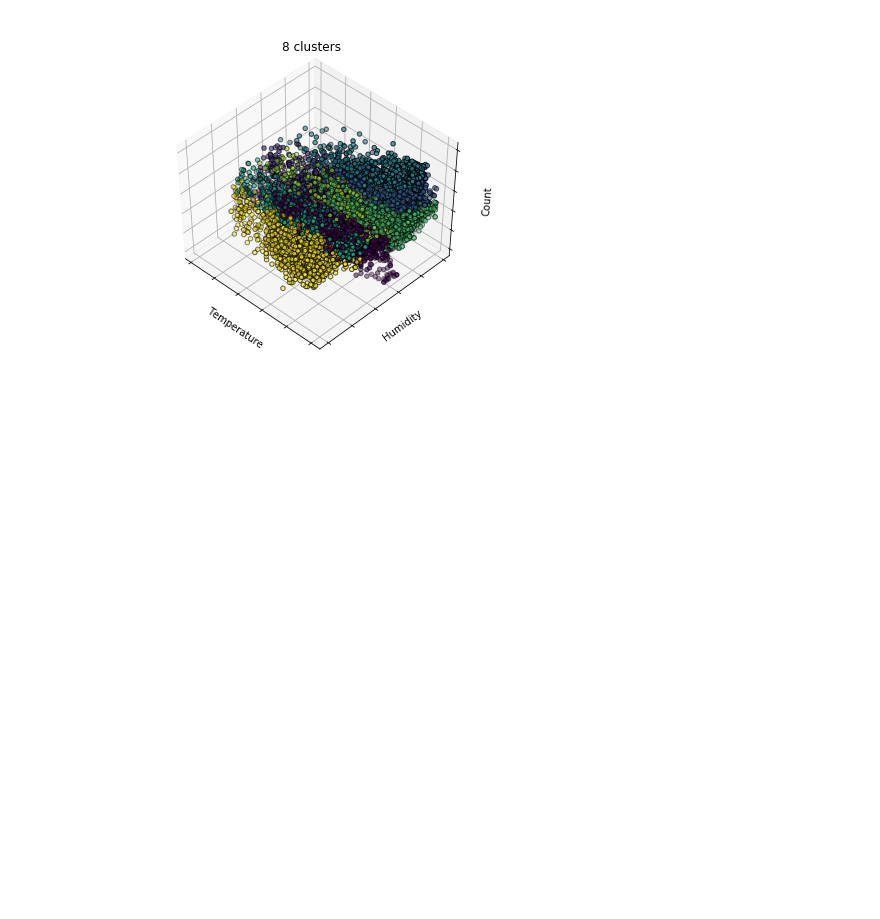
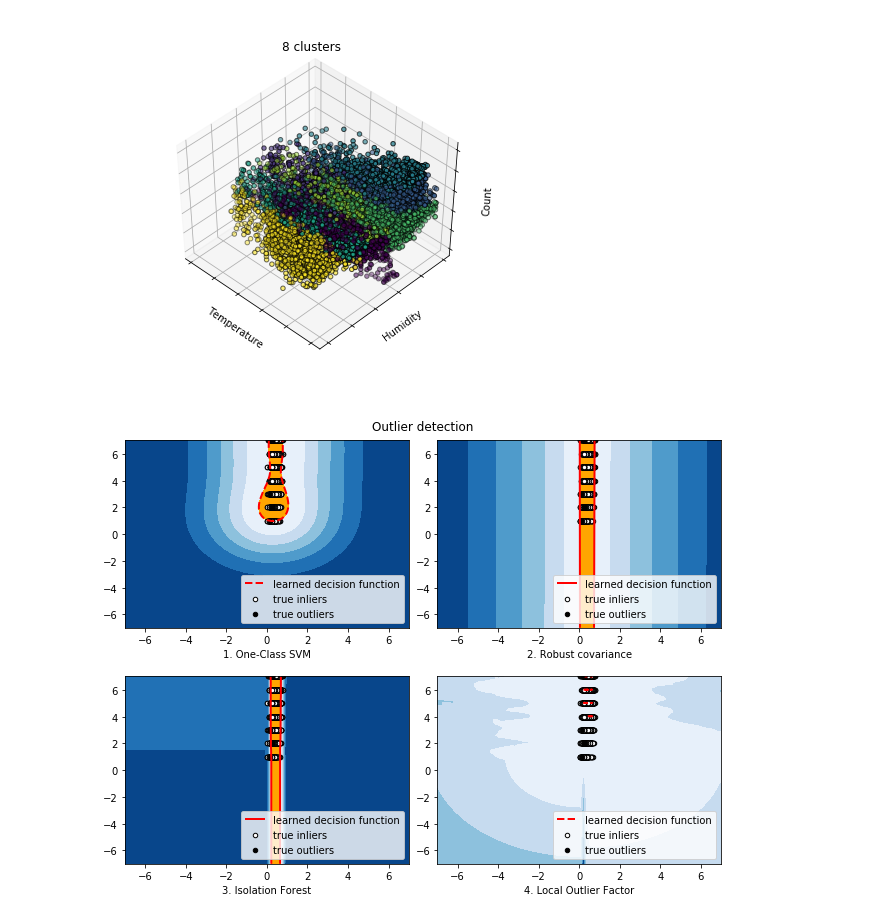
Before and after one commit to MingyuhuiLiu/MingyuhuiLiu.github.io, a Jupyter notebook: Assignments/Assignment 3_Result.ipynb, the cells around one changed output. Saved outputs shown, nothing was run; the diff lists cells and outputs as text; code cells hidden in the pictures; blank space fills up the shorter version.

```diff
--- a/Assignments/Assignment 3_Result.ipynb
+++ b/Assignments/Assignment 3_Result.ipynb
@@ -316,3 +319,96 @@ for name, est in estimators:
 plt.show()
 # %% [output]
 [figure]
+# %%
+# Task 5: Covariance Estimation
+
+""" However, I found this is not suitable for my dataset, so please kindly refer to the next cell, where I tested the IsolationForest.
+
+"""
+
+import numpy as np
+from scipy import stats
+import matplotlib.pyplot as plt
+import matplotlib.font_manager
+
+from sklearn import svm
+from sklearn.covariance import EllipticEnvelope
+from sklearn.ensemble import IsolationForest
+from sklearn.neighbors import LocalOutlierFactor
+
+rng = np.random.RandomState(42)
+
+# Example settings
+n_samples = 200
+outliers_fraction = 0.25
+clusters_separation = [0, 1, 2]
+
+# define two outlier detection tools to be compared
+classifiers = {
+    "One-Class SVM": svm.OneClassSVM(nu=0.95 * outliers_fraction + 0.05,
+                                     kernel="rbf", gamma=0.1),
+    "Robust covariance": EllipticEnvelope(contamination=outliers_fraction),
+    "Isolation Forest": IsolationForest(max_samples=n_samples,
+                                        contamination=outliers_fraction,
+                                        random_state=rng),
+    "Local Outlier Factor": LocalOutlierFactor(
+        n_neighbors=35,
+        contamination=outliers_fraction)}
+
+# Compare given classifiers under given settings
+xx, yy = np.meshgrid(np.linspace(-7, 7, 100), np.linspace(-7, 7, 100))
+n_inliers = int((1. - outliers_fraction) * n_samples)
+n_outliers = int(outliers_fraction * n_samples)
+ground_truth = np.ones(n_samples, dtype=int)
+ground_truth[-n_outliers:] = -1
+
+# Fit the problem with varying cluster separation
+X = df.as_matrix(columns = ['temp', 'cnt'])
+
+# Fit the model
+plt.figure(figsize=(9, 7))
+for i, (clf_name, clf) in enumerate(classifiers.items()):
+        # fit the data and tag outliers
+    if clf_name == "Local Outlier Factor":
+        y_pred = clf.fit_predict(X)
+        scores_pred = clf.negative_outlier_factor_
+    else:
+        clf.fit(X)
+        scores_pred = clf.decision_function(X)
+        y_pred = clf.predict(X)
+    threshold = stats.scoreatpercentile(scores_pred,
+                                            100 * outliers_fraction)
+    #n_errors = (y_pred != ground_truth).sum()
+        # plot the levels lines and the points
+    if clf_name == "Local Outlier Factor":
+            # decision_function is private for LOF
+        Z = clf._decision_function(np.c_[xx.ravel(), yy.ravel()])
+    else:
+        Z = clf.decision_function(np.c_[xx.ravel(), yy.ravel()])
+    Z = Z.reshape(xx.shape)
+    subplot = plt.subplot(2, 2, i + 1)
+    subplot.contourf(xx, yy, Z, levels=np.linspace(Z.min(), threshold, 7),
+                         cmap=plt.cm.Blues_r)
+    a = subplot.contour(xx, yy, Z, levels=[threshold],
+                            linewidths=2, colors='red')
+    subplot.contourf(xx, yy, Z, levels=[threshold, Z.max()],
+                         colors='orange')
+    b = subplot.scatter(X[:-n_outliers, 0], X[:-n_outliers, 1], c='white',
+                            s=20, edgecolor='k')
+    c = subplot.scatter(X[-n_outliers:, 0], X[-n_outliers:, 1], c='black',
+                            s=20, edgecolor='k')
+    subplot.axis('tight')
+    subplot.legend(
+            [a.collections[0], b, c],
+            ['learned decision function', 'true inliers', 'true outliers'],
+            prop=matplotlib.font_manager.FontProperties(size=10),
+            loc='lower right')
+    subplot.set_xlabel("%d. %s" % (i + 1, clf_name))
+    subplot.set_xlim((-7, 7))
+    subplot.set_ylim((-7, 7))
+plt.subplots_adjust(0.04, 0.1, 0.96, 0.94, 0.1, 0.26)
+plt.suptitle("Outlier detection")
+
+plt.show()
+# %% [output]
+[figure, added]
```
Also changed, not shown: parts of 19 cells of this notebook, 23 other files.
